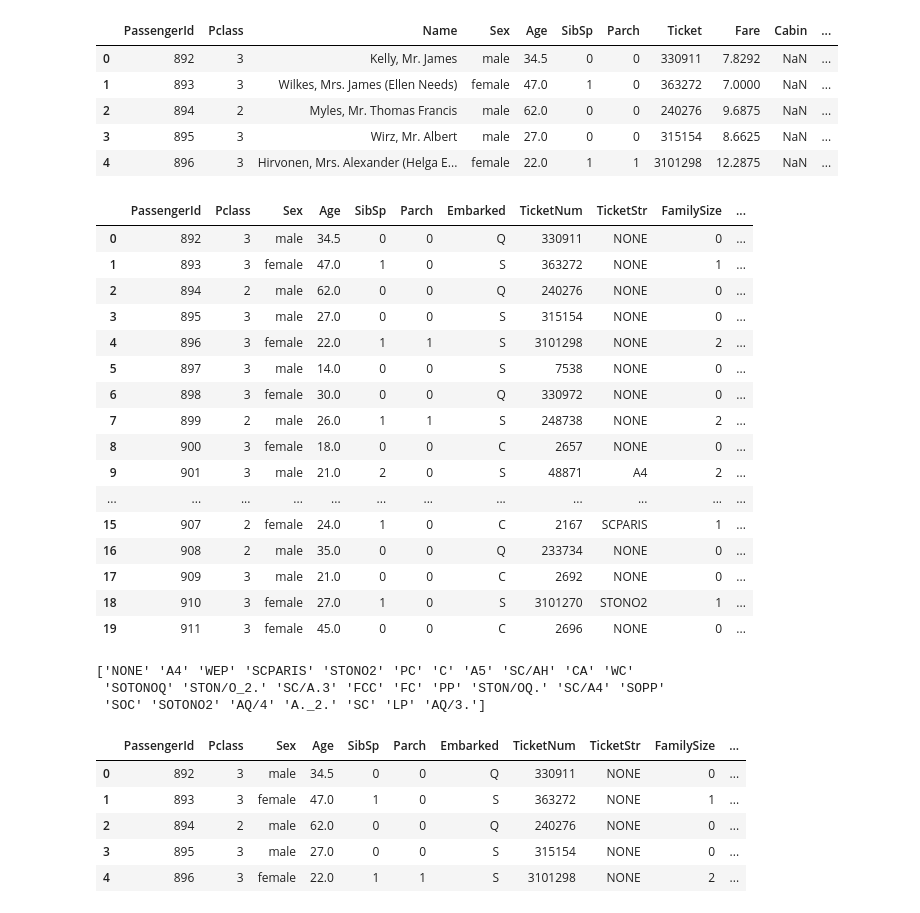
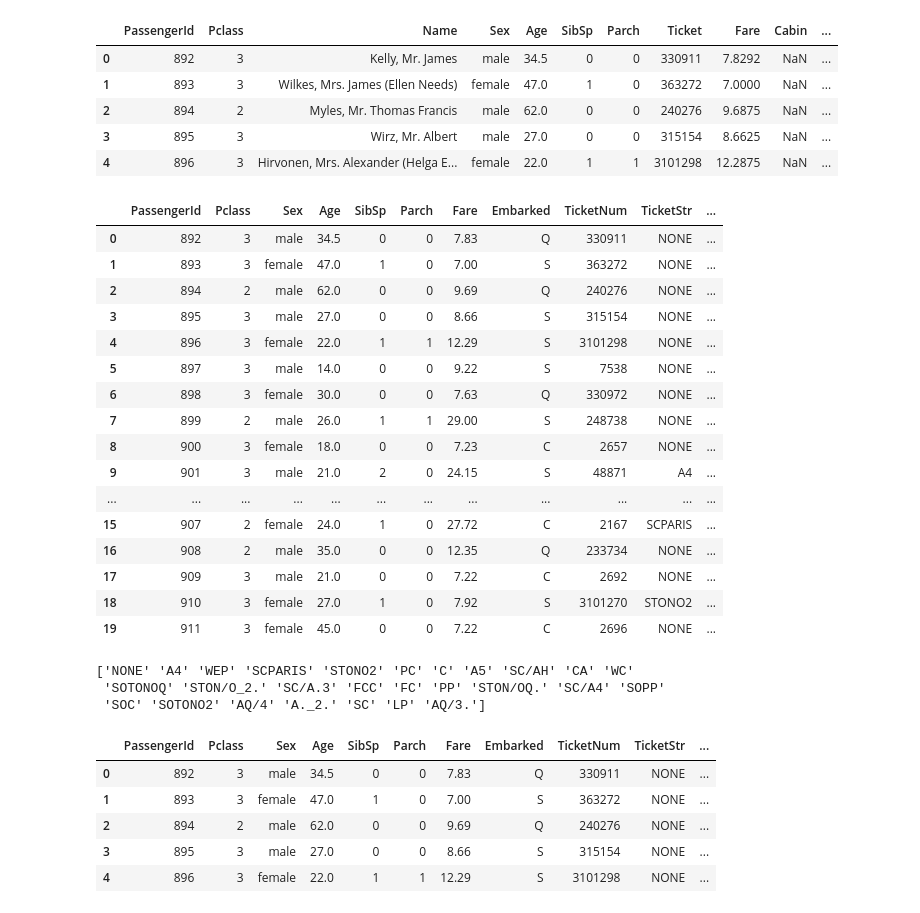
Before and after one commit to lam-andrew/Titanic-ML-From-Disaster, a Jupyter notebook: preprocess_test_data.ipynb, the cells around one changed output. Cells and saved outputs as stored; diff of their text form; code cells hidden in the pictures.

Commit message:
Fare is no longer dropped from the dataframe

```diff
--- a/preprocess_test_data.ipynb
+++ b/preprocess_test_data.ipynb
@@ -112,51 +112,51 @@ def preprocess_ticket_column(df):
     df['TicketStr'].replace({"SOTON/O.Q.": "SOTONOQ"}, inplace=True)
 
     # SW/PP
     df['TicketStr'].replace({"SW/PP": "SWPP"}, inplace=True)
 
     # W.E.P
     df['TicketStr'].replace({"W.E.P.": "WEP"}, inplace=True)
 
     # WC
     df['TicketStr'].replace({"W./C.": "WC", "W/C": "WC"}, inplace=True)
 
     # WE/P
     df['TicketStr'].replace({"WE/P": "WEP"}, inplace=True)
 
     # Turn into categorical type
     df['TicketStr'] = df['TicketStr'].astype('category')
 
     return df
 
 
 preprocessed_test_df = preprocess(test_df)
 preprocessed_test_df = process_titles(preprocessed_test_df)
 
-columns_to_drop = ['Name', 'Ticket', 'Cabin', 'Fare']
+columns_to_drop = ['Name', 'Ticket', 'Cabin']
 preprocessed_test_df = preprocessed_test_df.drop(columns=columns_to_drop)
 
 preprocessed_test_df = preprocessed_test_df[preprocessed_test_df['TicketNum'] != 'LINE']
 preprocessed_test_df = preprocess_ticket_column(preprocessed_test_df)
 
 preprocessed_test_df.head(20)
 # %% [output]
-|  | PassengerId | Pclass | Sex | Age | SibSp | Parch | Embarked | TicketNum | TicketStr | FamilySize | ... |
-| 0 | 892 | 3 | male | 34.5 | 0 | 0 | Q | 330911 | NONE | 0 | ... |
-| 1 | 893 | 3 | female | 47.0 | 1 | 0 | S | 363272 | NONE | 1 | ... |
-| 2 | 894 | 2 | male | 62.0 | 0 | 0 | Q | 240276 | NONE | 0 | ... |
-| 3 | 895 | 3 | male | 27.0 | 0 | 0 | S | 315154 | NONE | 0 | ... |
-| 4 | 896 | 3 | female | 22.0 | 1 | 1 | S | 3101298 | NONE | 2 | ... |
-| 5 | 897 | 3 | male | 14.0 | 0 | 0 | S | 7538 | NONE | 0 | ... |
-| 6 | 898 | 3 | female | 30.0 | 0 | 0 | Q | 330972 | NONE | 0 | ... |
-| 7 | 899 | 2 | male | 26.0 | 1 | 1 | S | 248738 | NONE | 2 | ... |
-| 8 | 900 | 3 | female | 18.0 | 0 | 0 | C | 2657 | NONE | 0 | ... |
-| 9 | 901 | 3 | male | 21.0 | 2 | 0 | S | 48871 | A4 | 2 | ... |
+|  | PassengerId | Pclass | Sex | Age | SibSp | Parch | Fare | Embarked | TicketNum | TicketStr | ... |
+| 0 | 892 | 3 | male | 34.5 | 0 | 0 | 7.83 | Q | 330911 | NONE | ... |
+| 1 | 893 | 3 | female | 47.0 | 1 | 0 | 7.00 | S | 363272 | NONE | ... |
+| 2 | 894 | 2 | male | 62.0 | 0 | 0 | 9.69 | Q | 240276 | NONE | ... |
+| 3 | 895 | 3 | male | 27.0 | 0 | 0 | 8.66 | S | 315154 | NONE | ... |
+| 4 | 896 | 3 | female | 22.0 | 1 | 1 | 12.29 | S | 3101298 | NONE | ... |
+| 5 | 897 | 3 | male | 14.0 | 0 | 0 | 9.22 | S | 7538 | NONE | ... |
+| 6 | 898 | 3 | female | 30.0 | 0 | 0 | 7.63 | Q | 330972 | NONE | ... |
+| 7 | 899 | 2 | male | 26.0 | 1 | 1 | 29.00 | S | 248738 | NONE | ... |
+| 8 | 900 | 3 | female | 18.0 | 0 | 0 | 7.23 | C | 2657 | NONE | ... |
+| 9 | 901 | 3 | male | 21.0 | 2 | 0 | 24.15 | S | 48871 | A4 | ... |
 | ... | ... | ... | ... | ... | ... | ... | ... | ... | ... | ... | ... |
-| 15 | 907 | 2 | female | 24.0 | 1 | 0 | C | 2167 | SCPARIS | 1 | ... |
-| 16 | 908 | 2 | male | 35.0 | 0 | 0 | Q | 233734 | NONE | 0 | ... |
-| 17 | 909 | 3 | male | 21.0 | 0 | 0 | C | 2692 | NONE | 0 | ... |
-| 18 | 910 | 3 | female | 27.0 | 1 | 0 | S | 3101270 | STONO2 | 1 | ... |
-| 19 | 911 | 3 | female | 45.0 | 0 | 0 | C | 2696 | NONE | 0 | ... |
+| 15 | 907 | 2 | female | 24.0 | 1 | 0 | 27.72 | C | 2167 | SCPARIS | ... |
+| 16 | 908 | 2 | male | 35.0 | 0 | 0 | 12.35 | Q | 233734 | NONE | ... |
+| 17 | 909 | 3 | male | 21.0 | 0 | 0 | 7.22 | C | 2692 | NONE | ... |
+| 18 | 910 | 3 | female | 27.0 | 1 | 0 | 7.92 | S | 3101270 | STONO2 | ... |
+| 19 | 911 | 3 | female | 45.0 | 0 | 0 | 7.22 | C | 2696 | NONE | ... |
 # %%
 # Convert the column to 'int'
 preprocessed_test_df['TicketNum'] = preprocessed_test_df['TicketNum'].astype(int)
@@ -175,12 +175,12 @@ preprocessed_test_df.head()
 ['NONE' 'A4' 'WEP' 'SCPARIS' 'STONO2' 'PC' 'C' 'A5' 'SC/AH' 'CA' 'WC'
  'SOTONOQ' 'STON/O_2.' 'SC/A.3' 'FCC' 'FC' 'PP' 'STON/OQ.' 'SC/A4' 'SOPP'
  'SOC' 'SOTONO2' 'AQ/4' 'A._2.' 'SC' 'LP' 'AQ/3.']
-|  | PassengerId | Pclass | Sex | Age | SibSp | Parch | Embarked | TicketNum | TicketStr | FamilySize | ... |
-| 0 | 892 | 3 | male | 34.5 | 0 | 0 | Q | 330911 | NONE | 0 | ... |
-| 1 | 893 | 3 | female | 47.0 | 1 | 0 | S | 363272 | NONE | 1 | ... |
-| 2 | 894 | 2 | male | 62.0 | 0 | 0 | Q | 240276 | NONE | 0 | ... |
-| 3 | 895 | 3 | male | 27.0 | 0 | 0 | S | 315154 | NONE | 0 | ... |
-| 4 | 896 | 3 | female | 22.0 | 1 | 1 | S | 3101298 | NONE | 2 | ... |
+|  | PassengerId | Pclass | Sex | Age | SibSp | Parch | Fare | Embarked | TicketNum | TicketStr | ... |
+| 0 | 892 | 3 | male | 34.5 | 0 | 0 | 7.83 | Q | 330911 | NONE | ... |
+| 1 | 893 | 3 | female | 47.0 | 1 | 0 | 7.00 | S | 363272 | NONE | ... |
+| 2 | 894 | 2 | male | 62.0 | 0 | 0 | 9.69 | Q | 240276 | NONE | ... |
+| 3 | 895 | 3 | male | 27.0 | 0 | 0 | 8.66 | S | 315154 | NONE | ... |
+| 4 | 896 | 3 | female | 22.0 | 1 | 1 | 12.29 | S | 3101298 | NONE | ... |
 # %%
 from sklearn.preprocessing import LabelEncoder
 
```
Also changed, not shown: parts of 1 cell of this notebook, 4 other files.
